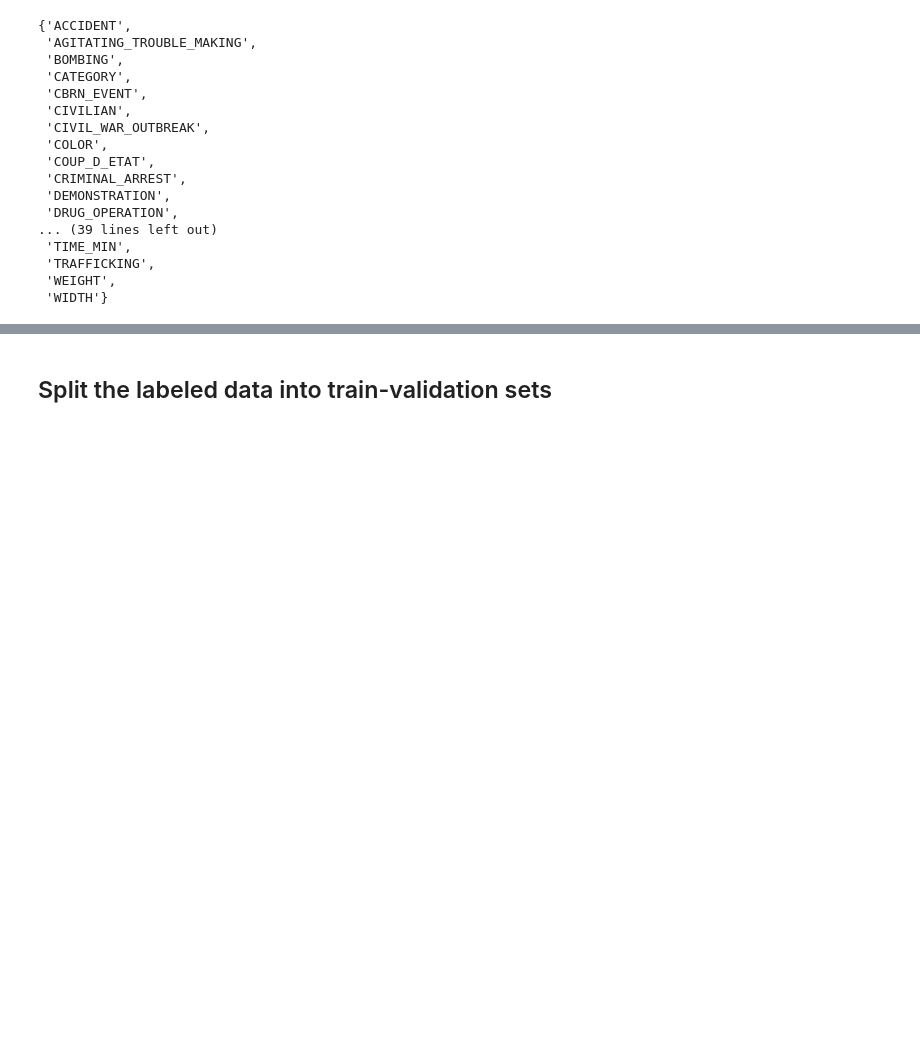
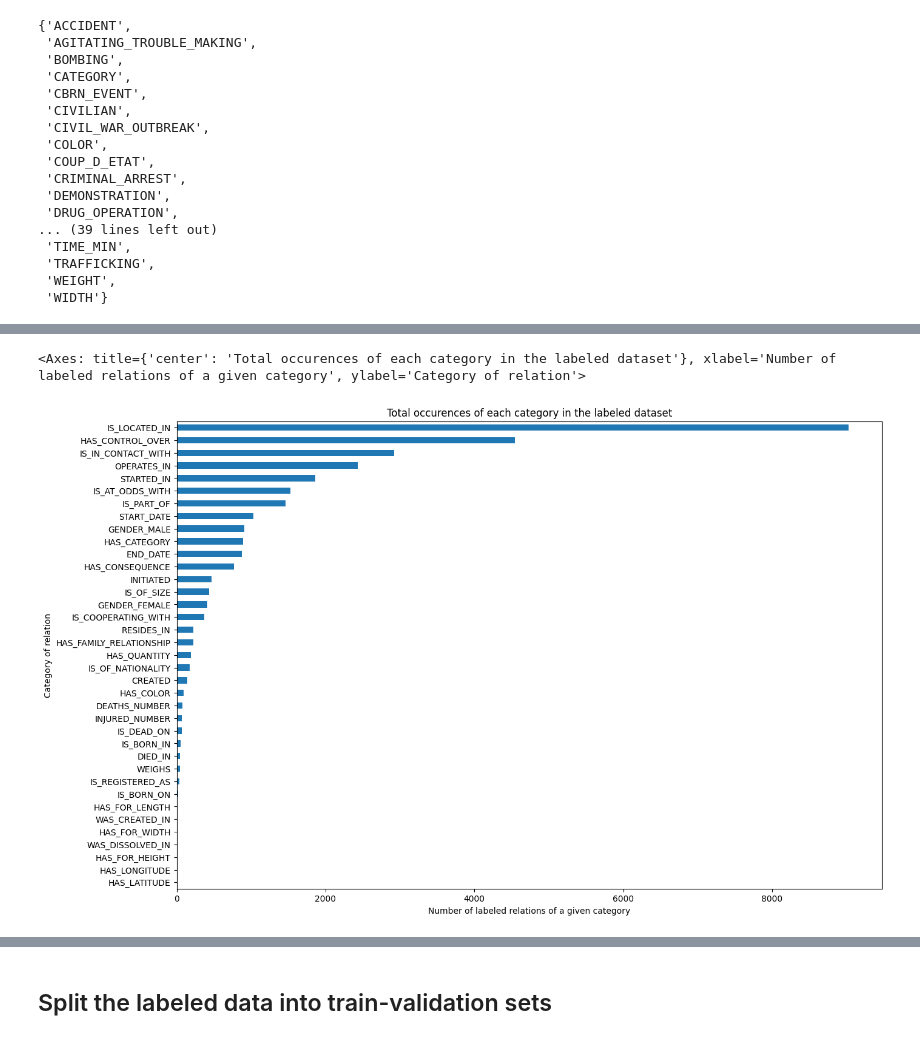
Before and after one commit to tagny/relation_extraction_textmine25, a Jupyter notebook: defi_textmine_2025/eda.ipynb, the cells around one changed output, grey strips where cells are left out. Cells and saved outputs as stored; diff of their text form; code cells hidden in the pictures; blank space fills up the shorter version.

```diff
--- a/defi_textmine_2025/eda.ipynb
+++ b/defi_textmine_2025/eda.ipynb
@@ -286,0 +340,7 @@ TODO...
+# %%
+plt.figure(figsize=(15, 10))
+pd.Series({cat: labeled_raw_df.relations.str.count(cat).sum() for cat in relation_classes}).sort_values(ascending=True).plot.barh(xlabel="Number of labeled relations of a given category", ylabel="Category of relation", title="Total occurences of each category in the labeled dataset")
+# pd.Series({cat: labeled_raw_df.relations.str.count(cat).sum() for cat in relation_classes}).sort_values(ascending=False)
+# %% [output]
+<Axes: title={'center': 'Total occurences of each category in the labeled dataset'}, xlabel='Number of labeled relations of a given category', ylabel='Category of relation'>
+[figure, added]
```
Also changed, not shown: parts of 24 cells of this notebook.
